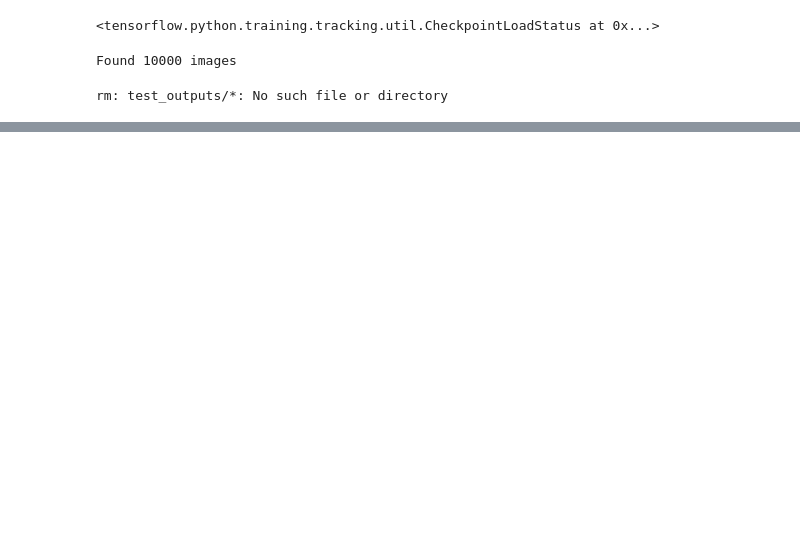
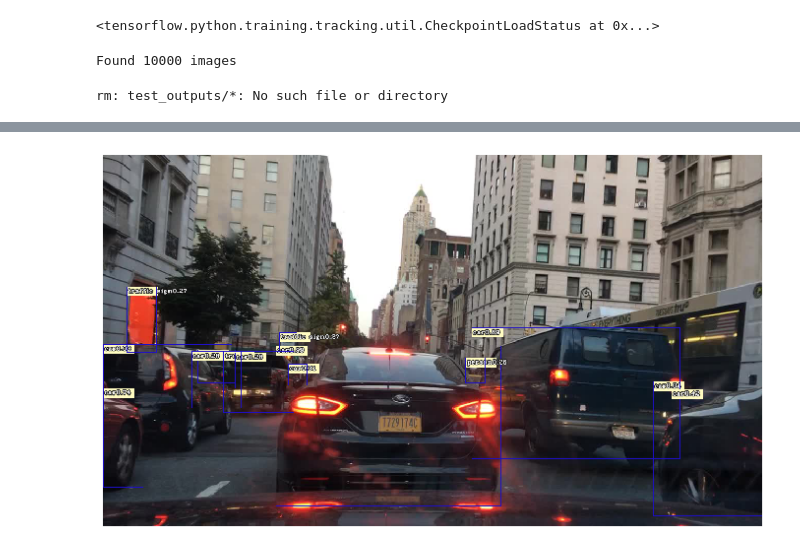
Before and after one commit to srihari-humbarwadi/tensorflow_retinanet, a Jupyter notebook: tpu/inference.ipynb, the cells around one changed output, grey strips where cells are left out. Drawn from its saved outputs; the diff is of its cells as text; code cells hidden in the pictures; blank space fills up the shorter version.

```diff
--- a/tpu/inference.ipynb
+++ b/tpu/inference.ipynb
@@ -220,9 +220,8 @@ BATCH_SIZE = 1
 N_CLASSES = len(class_map)
 # %%
 class LossV2():
-    def __init__(self, batch_size=None, n_classes=None):
+    def __init__(self, n_classes=None):
         self.num_classes = n_classes
-        self.global_batch_size = batch_size
         self.smooth_l1 = tf.compat.v2.losses.Huber(delta=0.11, reduction='none')
 
     def focal_loss(self, y_true, y_pred, alpha=0.25, gamma=2):
@@ -292,7 +291,7 @@ class LossV2():
 def RetinaNet(input_shape=None, n_classes=None, training=False):
     H = W = input_shape
     num_anchors = get_anchors(input_shape=H).shape[0]
-    loss_fn = LossV2(batch_size=BATCH_SIZE, n_classes=N_CLASSES)
+    loss_fn = LossV2(n_classes=n_classes)
 
     base_model = tf.keras.applications.ResNet50(
         input_shape=[H, W, 3], weights='imagenet', include_top=False)
@@ -416,6 +415,9 @@ rm: test_outputs/*: No such file or directory
 # %%
 for i in tqdm_notebook(range(100)):
     result = visualize_outputs(val_images[i])
-    imsave('test_outputs/' + val_images[i].split('/')[-1], result)
+#     imsave('test_outputs/' + val_images[i].split('/')[-1], result)
+    imshow(result)
+    break
 # %% [output]
 [interactive output not drawn]
+[figure, added]
```
Also changed, not shown: parts of 1 cell of this notebook, 8 other files.
